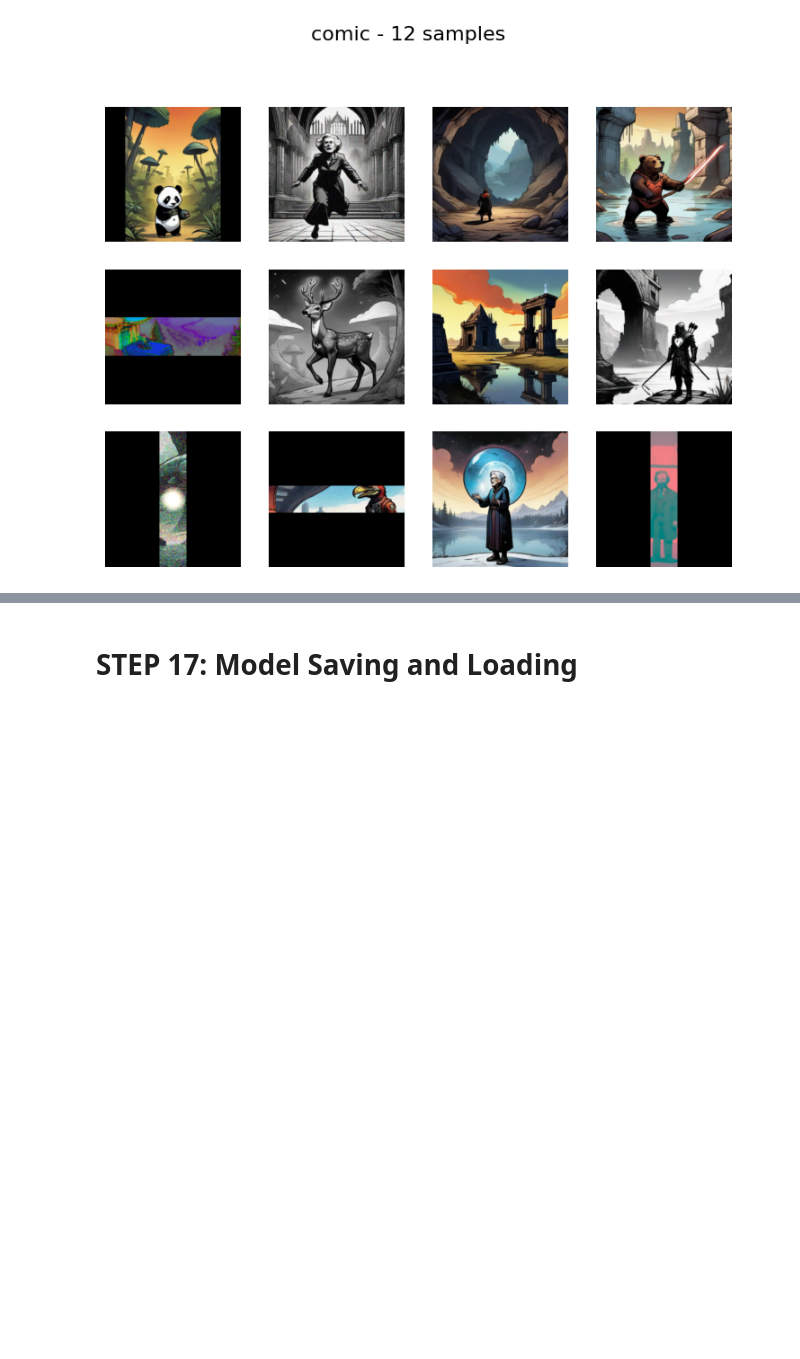
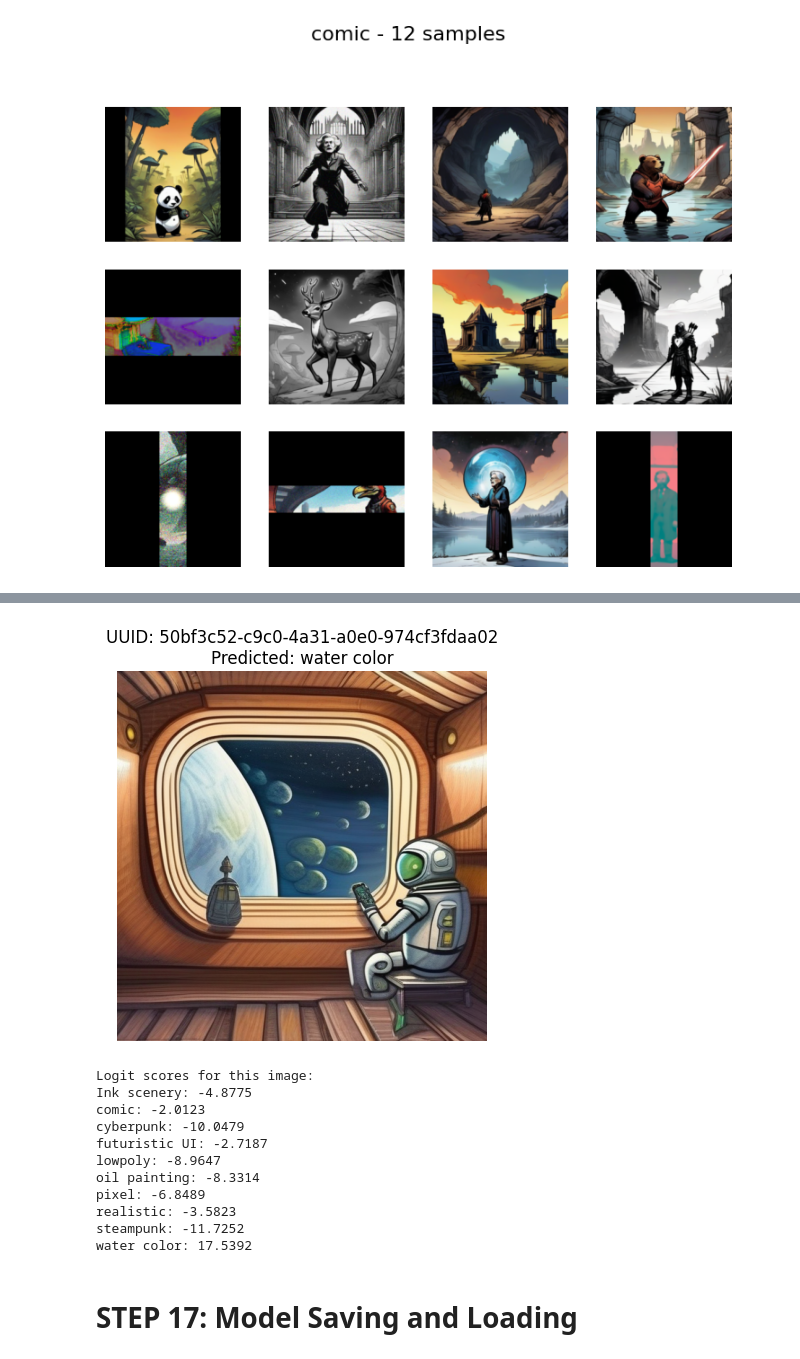
Before and after one commit to WaroonRagwongsiri/SAIGTechmasteryAI, a Jupyter notebook: mainHackathon_zclassifier copy.ipynb, the cells around one changed output, grey strips where cells are left out. Drawn from its saved outputs; the diff is of its cells as text; code cells hidden in the pictures; blank space fills up the shorter version.

Commit message:
check logit of ans

```diff
--- a/mainHackathon_zclassifier copy.ipynb
+++ b/mainHackathon_zclassifier copy.ipynb
@@ -769,6 +769,7 @@ def zclassifier_predict(model, data_loader, device):
     all_predictions = []
     all_confidence_scores = []
     all_outputs = []
+    all_logits = []
 
     with torch.no_grad():
         for batch_data in tqdm(data_loader, desc='Zclassifier Prediction'):
@@ -789,11 +790,12 @@ def zclassifier_predict(model, data_loader, device):
             all_predictions.extend(predicted.cpu().numpy())
             all_confidence_scores.extend(max_logits.cpu().numpy())
             all_outputs.extend(probabilities.cpu().numpy())
+            all_logits.extend(logits.cpu().numpy())
 
-    return np.array(all_predictions), np.array(all_confidence_scores), np.array(all_outputs)
+    return np.array(all_predictions), np.array(all_confidence_scores), np.array(all_outputs), np.array(all_logits)
 # %%
 print("Making predictions on test data using Zclassifier...")
-test_predictions, test_logit_scores, test_outputs = zclassifier_predict(model, test_loader, device)
+test_predictions, test_logit_scores, test_outputs, test_all_logits = zclassifier_predict(model, test_loader, device)
 # %% [output]
 Making predictions on test data using Zclassifier...
 # %% [markdown]
@@ -946,3 +948,38 @@ plt.show()
+# %%
+logits_df = pd.DataFrame(test_all_logits, columns=LABELS)
+logits_df['uuid'] = submission_dataset['uuid']
+logits_df['predicted_style'] = submission_dataset['style']
+
+# Pick a random row
+row = logits_df.sample(1).iloc[0]
+
+# Show image
+uuid = row['uuid']
+image_path = f"./competition/image/{uuid}.png"
+img = Image.open(image_path)
+
+plt.imshow(img)
+plt.axis("off")
+plt.title(f"UUID: {uuid}\nPredicted: {row['predicted_style']}")
+plt.show()
+
+# Print logits
+print("Logit scores for this image:")
+for label in LABELS:
+    print(f"{label}: {row[label]:.4f}")
+# %% [output]
+[figure, added]
+Logit scores for this image:
+Ink scenery: -4.8775
+comic: -2.0123
+cyberpunk: -10.0479
+futuristic UI: -2.7187
+lowpoly: -8.9647
+oil painting: -8.3314
+pixel: -6.8489
+realistic: -3.5823
+steampunk: -11.7252
+water color: 17.5392
 # %% [markdown]
 # STEP 17: Model Saving and Loading
 # %%
```
Also changed, not shown: parts of 4 cells of this notebook.
